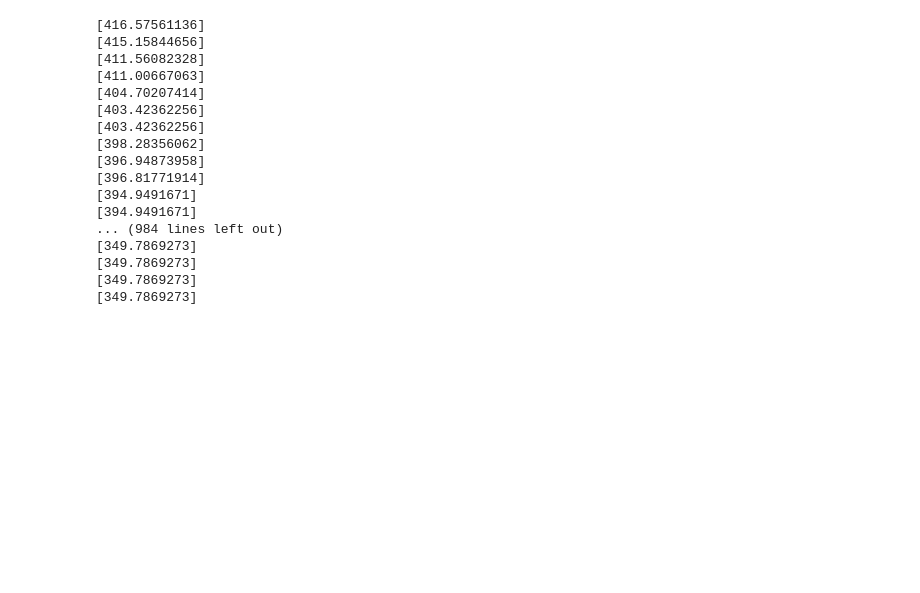
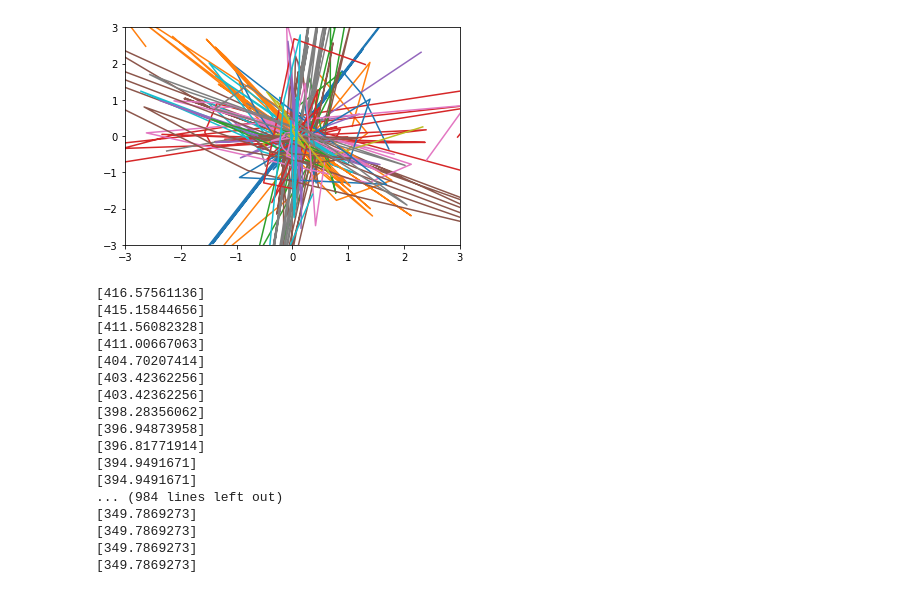
Before and after one commit to aldo-fsm/swarm-intelligence, a Jupyter notebook: pratica-N2.ipynb, the cells around one changed output. Drawn from its saved outputs; the diff is of its cells as text; code cells hidden in the pictures; blank space fills up the shorter version.

```diff
--- a/pratica-N2.ipynb
+++ b/pratica-N2.ipynb
@@ -19,5 +165,8 @@ pso = PSO(
     num_particles=30,
     num_dims=2,
     initializer=UniformInitializer([[-5,5]]),
+    initial_w=0.5,
+    final_w=0.2,
+    w_decay_iterations=100,
     topology=GlobalTopology()
 )
@@ -23,0 +223,2 @@ pso = PSO(
+# %%
+pipe = Pipe()
@@ -27,0 +231,8 @@ from test_functions import sphereFunction, rastriginsFunction
+# %%
+pso.initialize(fitness_function=sphereFunction)
+positions = []
+for i in range(100):
+    pso.minimize()
+    positions.append(pso.pos)
+    pipe.send(pd.DataFrame({col: values for col, values in zip(['x','y'], zip(*pso.pos))}))
+#     time.sleep(0.1)
@@ -27,0 +241,2 @@ from test_functions import sphereFunction, rastriginsFunction
+# %%
+pos_array = np.array(positions)
@@ -28,3 +245,11 @@ from test_functions import sphereFunction, rastriginsFunction
+# %%
+for i in range(pso.num_particles):
+    plt.plot(pos_array[:, i, 0], pos_array[:, i, 1])
+plt.xlim([-3,3])
+plt.ylim([-3,3])
+plt.show()
+# %% [output]
+[figure, added]
 # %%
 fss.initialize()
 for i in range(1000):
```
Also changed, not shown: parts of 37 cells of this notebook, 5 other files.
